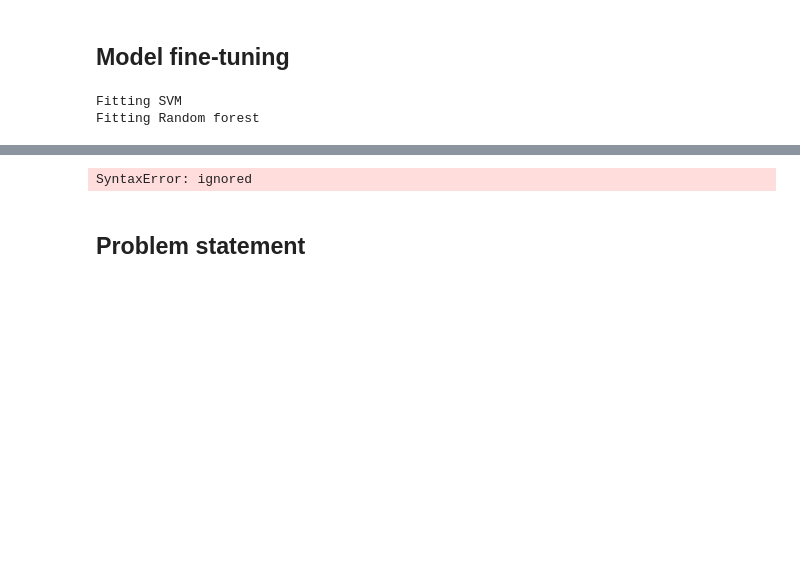
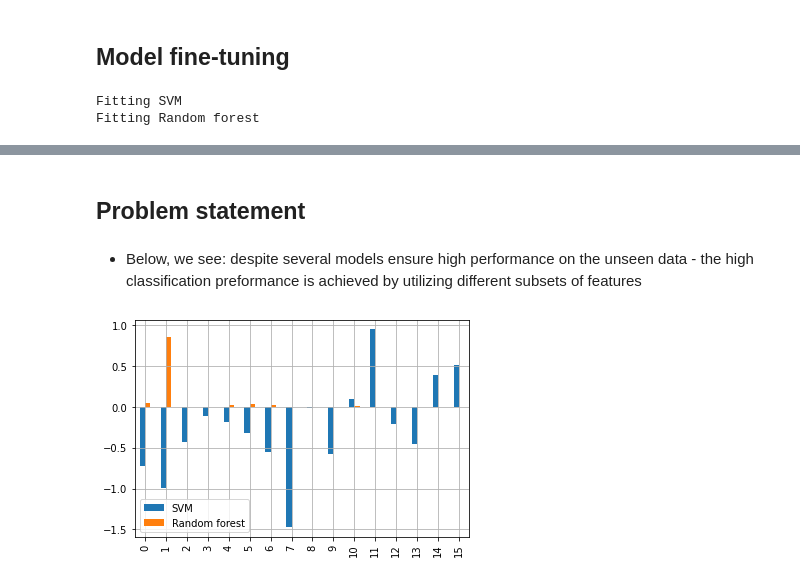
Before and after one commit to PashaIanko/Robust-Feature-Selection, a Jupyter notebook: main.ipynb, the cells around one changed output, grey strips where cells are left out. Saved outputs shown, nothing was run; the diff lists cells and outputs as text; code cells hidden in the pictures; blank space fills up the shorter version.

```diff
--- a/main.ipynb
+++ b/main.ipynb
@@ -505,7 +505,7 @@ svm_model = Model(
     'SVM',
     {
         'C': [0.1, 0.5, 1.0],
-        'kernel': ['rbf'],
+        'kernel': ['linear'],
         'random_state': [RANDOM_STATE]
 
     },
@@ -585,6 +565,18 @@ array([0.04691355, 0.85917697, 0.        , 0.        , 0.0203292 ,
-# %%
-grid_search_results['SVM'].best_estimator_
-# %% [output]
-SyntaxError: ignored
 # %% [markdown]
 ## Problem statement
+# %% [markdown]
+- Below, we see: despite several models ensure high performance on the unseen data - the high classification preformance is achieved by utilizing different subsets of features
+# %%
+def plot_feature_importances(grid_search_results_):
+    dataframe_dict = {}
+    for model_name, gs_result in grid_search_results_.items():
+        dataframe_dict[model_name] = \
+            get_feature_importances(
+                model_name,
+                grid_search_results[model_name]
+            )
+    ax = pd.DataFrame(dataframe_dict).plot(kind='bar')
+    ax.grid()
+
+
+pep8(_ih)
@@ -590,0 +596,6 @@ SyntaxError: ignored
+# %%
+plot_feature_importances(
+    grid_search_results
+)
+# %% [output]
+[figure, added]
```
Also changed, not shown: parts of 4 cells of this notebook.
